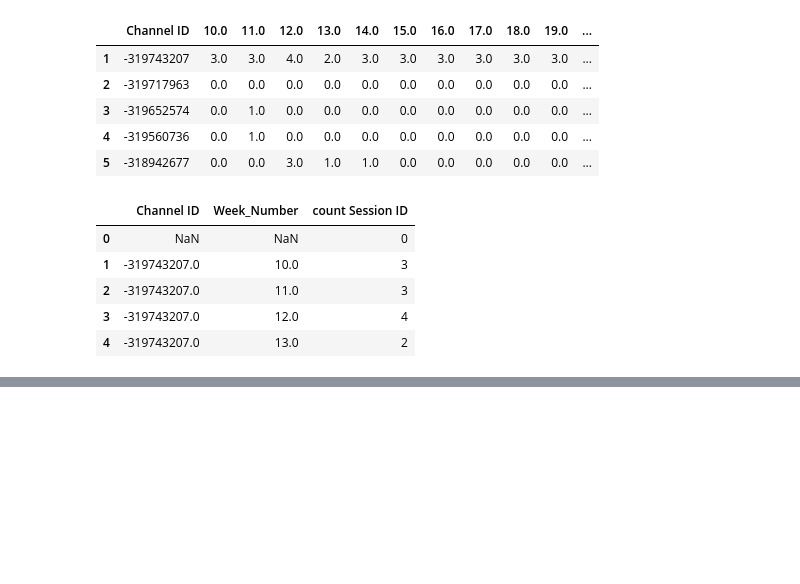
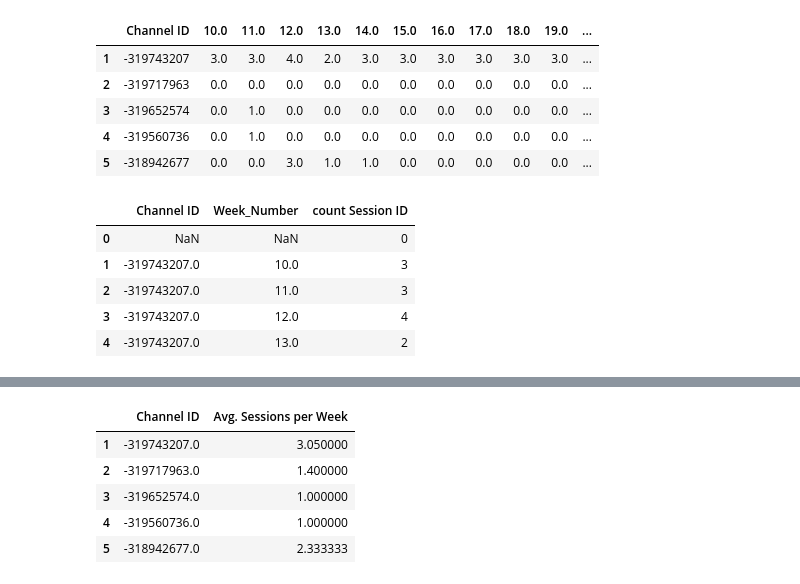
Before and after one commit to IsabellaCiambotti/uthini_repo, a Jupyter notebook: student report cards.ipynb, the cells around one changed output, grey strips where cells are left out. Saved outputs shown, nothing was run; the diff lists cells and outputs as text; code cells hidden in the pictures; blank space fills up the shorter version.

```diff
--- a/student report cards.ipynb
+++ b/student report cards.ipynb
@@ -315,0 +357,15 @@ sns.lmplot(x="Week_Number", y="count Session ID", hue="Channel ID", data=session
+# %%
+weekly_avg = pd.read_csv('weekly_sessions - avg sessions p week.csv')
+# %%
+weekly_avg.drop([0], inplace=True)
+# %%
+weekly_avg = weekly_avg.rename(columns={'avg count Session ID':'Avg. Sessions per Week'})
+
+weekly_avg.head()
+# %% [output]
+|  | Channel ID | Avg. Sessions per Week |
+| 1 | -319743207.0 | 3.050000 |
+| 2 | -319717963.0 | 1.400000 |
+| 3 | -319652574.0 | 1.000000 |
+| 4 | -319560736.0 | 1.000000 |
+| 5 | -318942677.0 | 2.333333 |
```
Also changed, not shown: parts of 42 cells of this notebook.
